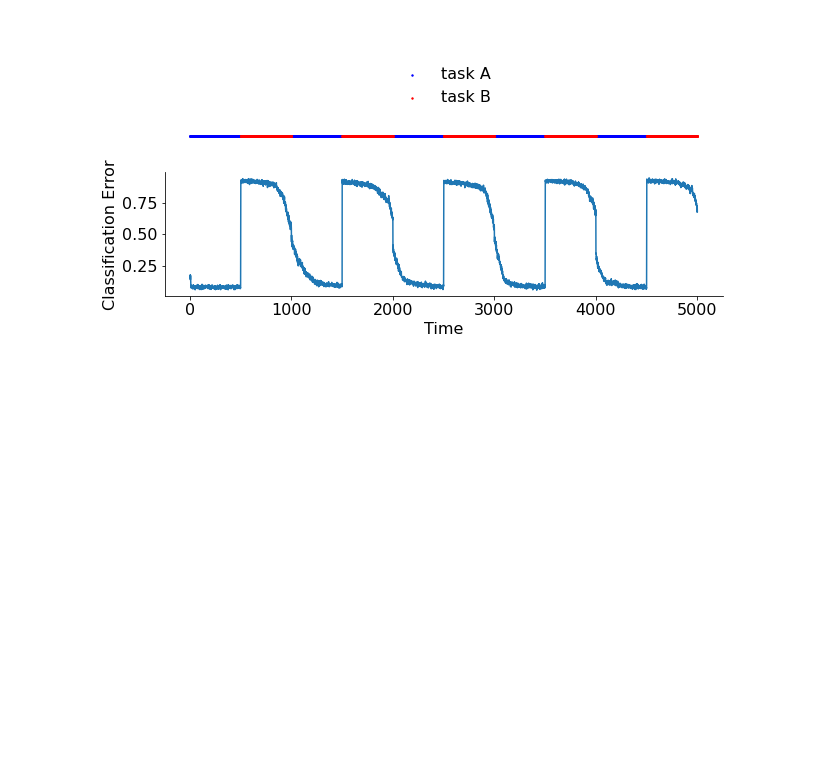
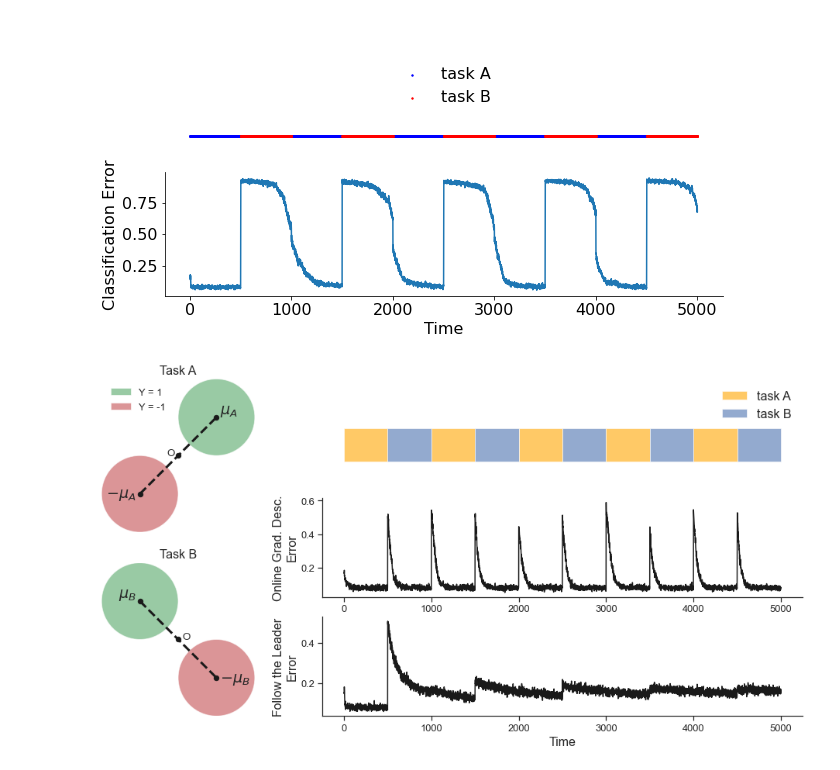
Before and after one commit to neurodata/ProL, a Jupyter notebook: notebooks/2-alternating-sequence.ipynb, the cells around one changed output. Saved outputs shown, nothing was run; the diff lists cells and outputs as text; code cells hidden in the pictures; blank space fills up the shorter version.

```diff
--- a/notebooks/2-alternating-sequence.ipynb
+++ b/notebooks/2-alternating-sequence.ipynb
@@ -15,7 +17,7 @@ def online_sample_from_task(d=2):
     return X, 2*Y-1
 
 def batch_sample_from_task(n, d=2):
-    mu = np.array([1, 1])
+    mu = np.array([-1, 1])
     X = np.concatenate((np.random.multivariate_normal((-1)*mu, np.eye(d), size=n // 2),
                         np.random.multivariate_normal(mu, np.eye(d), size=n // 2)))
     Y = np.concatenate((-np.ones(n // 2), np.ones(n // 2)))
@@ -50,7 +52,7 @@ def online_sample_from_task_sequence(t, N=20, d=2):
     if (t // N) % 2 == 0:
         mu = np.array([1, 1])
     else:
-        mu = np.array([-1, -1])
+        mu = np.array([-1, 1])
     Y = np.random.binomial(1, 0.5)
     X = np.random.multivariate_normal((-1)**(Y+1)*mu, np.eye(d))
     return X, 2*Y-1
@@ -59,7 +61,7 @@ def batch_sample_from_task_sequence(n, t, N=20, d=2, seed=1996):
     if (t // N) % 2 == 0:
         mu = np.array([1, 1])
     else:
-        mu = np.array([-1, -1])
+        mu = np.array([-1, 1])
     X = np.concatenate((np.random.multivariate_normal((-1)*mu, np.eye(d), size=n // 2),
                         np.random.multivariate_normal(mu, np.eye(d), size=n // 2)))
     Y = np.concatenate((-np.ones(n // 2), np.ones(n // 2)))
@@ -70,13 +72,13 @@ T = 5000
 n_test = 1000
 
 w = np.array([1, 0]) # initialize
-error = []
+ogd_error = []
 for t in range(1, T):
     x, y = online_sample_from_task_sequence(t, N)
 
     X_test, Y_test = batch_sample_from_task_sequence(n_test, t, N)
     Y_hat = np.sign(X_test @ w)
-    error.append(np.mean(Y_test != Y_hat))
+    ogd_error.append(np.mean(Y_test != Y_hat))
 
     # online gradient descent algorithm
     lr = 0.01
@@ -90,13 +92,13 @@ n_test = 1000
 w = np.array([1, 0]) # initialize
 X_train = np.empty((0, 2))
 Y_train = np.empty((0,))
-error = []
+ftl_error = []
 for t in range(1, T):
     x, y = online_sample_from_task_sequence(t, N)
 
     X_test, Y_test = batch_sample_from_task_sequence(n_test, t, N)
     Y_hat = np.sign(X_test @ w)
-    error.append(np.mean(Y_test != Y_hat))
+    ftl_error.append(np.mean(Y_test != Y_hat))
 
     # follow the leader algorithm
     X_train = np.concatenate((X_train, x.reshape(1, 2)), axis=0)
@@ -131,3 +133,86 @@ ax.axis('off')
 plt.show()
 # %% [output]
 [figure]
+# %%
+left = [['left1'],
+        ['left2'],]
+right = [['right1'],
+         ['right2'],
+         ['right3'],]
+fig, axes = plt.subplot_mosaic([[left, right]], figsize=(20, 8))
+ax = axes['left1']
+c1 = Circle((1, 1), 1, fc="g", alpha=0.6)
+c2 = Circle((-1, -1), 1, fc="r", alpha=0.6)
+patches = [c1, c2]
+for patch in patches:
+    ax.add_artist(patch)
+ax.plot([-1, 1], [-1, 1], c='k', lw=3, ls="dashed")
+ax.scatter([0], [0], c='k', s=40)
+ax.scatter([1], [1], c='k', s=40)
+ax.scatter([-1], [-1], c='k', s=40)
+ax.text(-0.3, 0, "O", size='small')
+ax.text(-1.1, -1.1, r"$-\mu_A$", size='large', ha='right')
+ax.text(1.1, 1.1, r"$\mu_A$", size='large', ha='left')
+ax.set_xlim([-2, 2])
+ax.set_ylim([-2, 2])
+ax.set_aspect("equal")
+ax.set_title("Task A", fontsize=16)
+ax.spines[['right', 'top', 'bottom', 'left']].set_visible(False)
+ax.legend(["Y = 1", "Y = -1"], fontsize=13, frameon=False, loc=2)
+ax.set_xticks([])
+ax.set_yticks([])
+
+ax = axes['left2']
+c1 = Circle((-1, 1), 1, fc="g", alpha=0.6)
+c2 = Circle((1, -1), 1, fc="r", alpha=0.6)
+patches = [c1, c2]
+for patch in patches:
+    ax.add_artist(patch)
+ax.plot([-1, 1], [1, -1], c='k', lw=3, ls="dashed")
+ax.scatter([0], [0], c='k', s=40)
+ax.scatter([-1], [1], c='k', s=40)
+ax.scatter([1], [-1], c='k', s=40)
+ax.text(0.1, 0, "O", size='small')
+ax.text(-1.1, 1.1, r"$\mu_B$", size='large', ha='right')
+ax.text(1.1, -1.1, r"$-\mu_B$", size='large', ha='left')
+ax.set_xlim([-2, 2])
+ax.set_ylim([-2, 2])
+ax.set_aspect("equal")
+ax.set_title("Task B", fontsize=16)
+ax.spines[['right', 'top', 'bottom', 'left']].set_visible(False)
+ax.set_xticks([])
+ax.set_yticks([])
+
+ax = axes['right1']
+xlocs = np.arange(0, T, N)
+for i, x in enumerate(xlocs):
+    if i % 2 == 0:
+        ax.add_artist(Rectangle((x, 0), N, 2, fc='orange', alpha=0.6))
+    else:
+        ax.add_artist(Rectangle((x, 0), N, 2, fc='b', alpha=0.6))
+ax.set_ylim([-1, 5])
+ax.legend(["task A", "task B"], loc=1, frameon=False, fontsize=16)
+ax.axis('off')
+
+sns.set_style("white")
+sns.set_style("ticks")
+
+ax = axes['right2']
+ax.plot(np.arange(1, T), ogd_error, c='k')
+ax.set_ylabel("Online Grad. Desc." + "\n" + "Error", fontsize=16)
+ax.spines[['right', 'top']].set_visible(False)
+ax.tick_params(labelsize=13)
+
+ax = axes['right3']
+ax.plot(np.arange(1, T), ftl_error, c='k')
+ax.set_ylabel("Follow the Leader" + "\n" + "Error", fontsize=16)
+ax.set_xlabel("Time", fontsize=16)
+ax.spines[['right', 'top']].set_visible(False)
+ax.tick_params(labelsize=13)
+
+axes['right1'].set_xlim(ax.get_xlim())
+
+plt.subplots_adjust(wspace=-0.2)
+plt.show()
+# %% [output]
+[figure, added]
```
Also changed, not shown: parts of 2 cells of this notebook.
